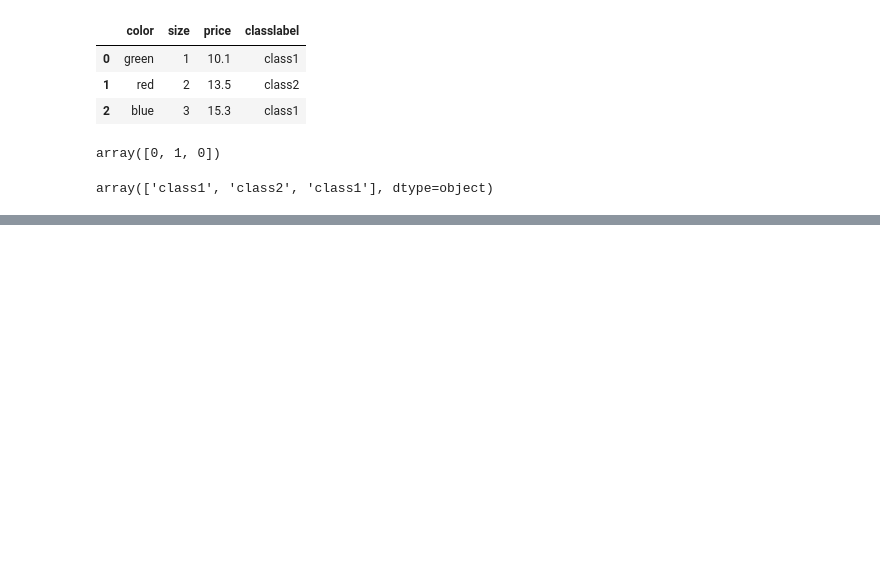
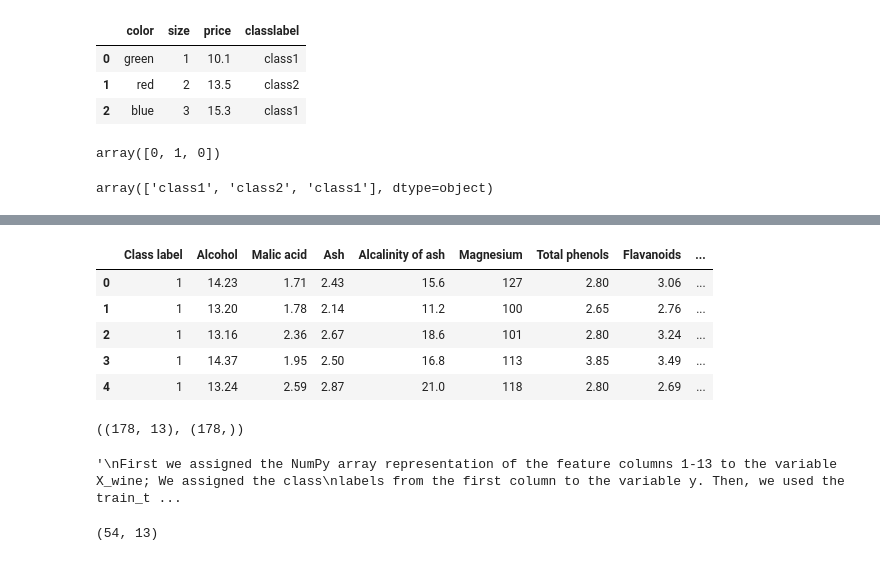
Before and after one commit to m-wambua/python-machine-learning, a Jupyter notebook: missing_values.ipynb, the cells around one changed output, grey strips where cells are left out. Drawn from its saved outputs; the diff is of its cells as text; code cells hidden in the pictures; blank space fills up the shorter version.

```diff
--- a/missing_values.ipynb
+++ b/missing_values.ipynb
@@ -368,0 +414,20 @@ array(['class1', 'class2', 'class1'], dtype=object)
+# %%
+df_wine.head()
+# %% [output]
+|  | Class label | Alcohol | Malic acid | Ash | Alcalinity of ash | Magnesium | Total phenols | Flavanoids | ... |
+| 0 | 1 | 14.23 | 1.71 | 2.43 | 15.6 | 127 | 2.80 | 3.06 | ... |
+| 1 | 1 | 13.20 | 1.78 | 2.14 | 11.2 | 100 | 2.65 | 2.76 | ... |
+| 2 | 1 | 13.16 | 2.36 | 2.67 | 18.6 | 101 | 2.80 | 3.24 | ... |
+| 3 | 1 | 14.37 | 1.95 | 2.50 | 16.8 | 113 | 3.85 | 3.49 | ... |
+| 4 | 1 | 13.24 | 2.59 | 2.87 | 21.0 | 118 | 2.80 | 2.69 | ... |
+# %%
+from sklearn.model_selection import train_test_split
+X_wine=df_wine.iloc[:, 1: ].values
+y_wine=df_wine.iloc[:, 0].values
+
+a=X_wine.shape
+b=y_wine.shape
+
+a,b
+# %% [output]
+((178, 13), (178,))
@@ -368,0 +436,15 @@ array(['class1', 'class2', 'class1'], dtype=object)
+# %%
+'''
+First we assigned the NumPy array representation of the feature columns 1-13 to the variable X_wine; We assigned the class
+labels from the first column to the variable y. Then, we used the train_test_split function to randomly split X_wine and
+y_wine into seperate  training and test datasets. By setting test_size=0.3 we assigned 30% of the wine samples to
+X_wine_test and y_wine_test and the remaining 70 percent to X_wine_train and y_wine_train respectively.Providing the class
+label array y as an argument to stratify ensures that both training and test datasets have the same class proportions as the
+original dataset.
+'''
+# %% [output]
+'\nFirst we assigned the NumPy array representation of the feature columns 1-13 to the variable X_wine; We assigned the class\nlabels from the first column to the variable y. Then, we used the train_t ...
+# %%
+X_wine_test.shape
+# %% [output]
+(54, 13)
```
Also changed, not shown: parts of 16 cells of this notebook, 1 other file.
